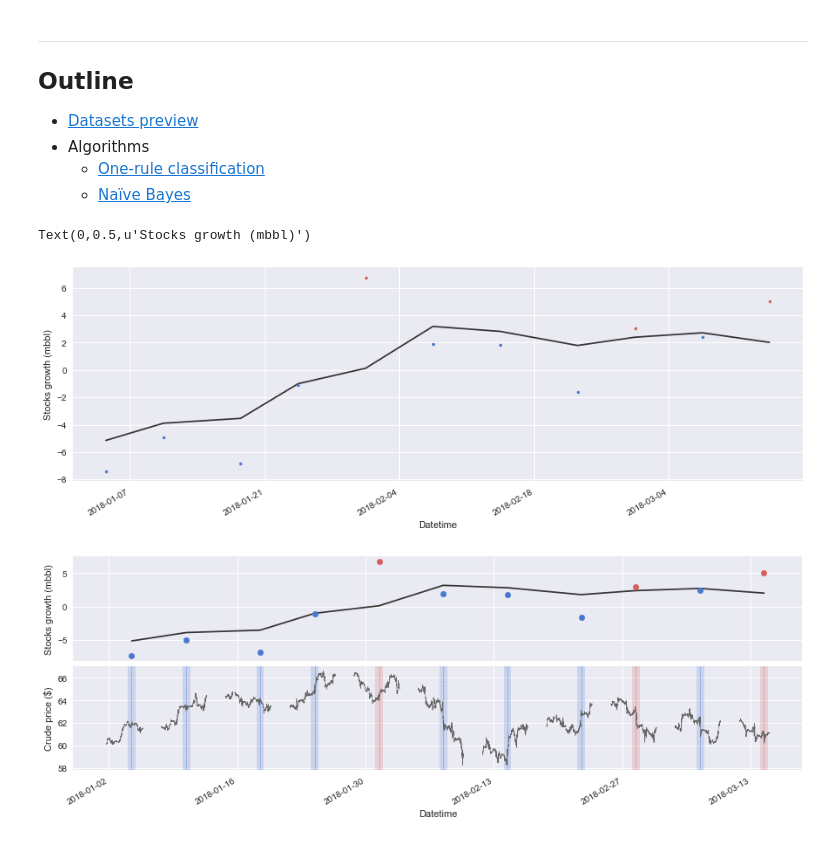
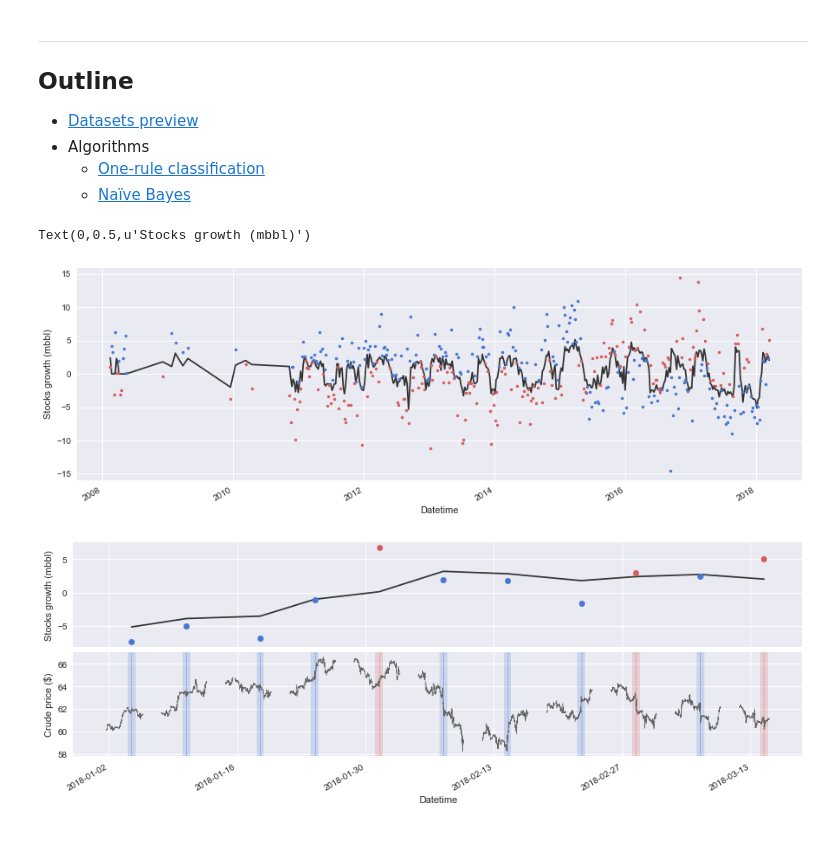
Before and after one commit to CBTrading/Experiments, a Jupyter notebook: ML-basics/intro-and-datasets.ipynb, the cells around one changed output. Cells and saved outputs as stored; diff of their text form; code cells hidden in the pictures.

```diff
--- a/ML-basics/intro-and-datasets.ipynb
+++ b/ML-basics/intro-and-datasets.ipynb
@@ -62,5 +62,5 @@ from pyCBT.providers.oanda import account
 from pyCBT.providers.oanda import historical
 from pyCBT.common.timezone import parse_tz, timedelta
 
-sns.set(style="darkgrid", palette="muted", color_codes=True)
+sns.set(context="notebook", style="darkgrid", palette="muted", color_codes=True)
 # %%
@@ -78,16 +88,16 @@ crude = wti_candles.as_dataframe()
 
 stocks = pd.read_csv("../data/raw/eia/investing_inventory_long.csv", index_col=0)
 # %%
-clean_stocks = stocks.dropna()
-clean_stocks.index = pd.to_datetime(clean_stocks.index)
-clean_stocks.Forecast.plot(kind="line", figsize=(15,5), color="0.2")
-clean_stocks.Actual.mask(~clean_stocks.Better.astype(bool)).plot(kind="line", figsize=(15,5), color="b", marker=".", lw=0)
-clean_stocks.Actual.mask(clean_stocks.Better.astype(bool)).plot(kind="line", figsize=(15,5), color="r", marker=".", lw=0)
+clean_long_stocks = stocks.dropna()
+clean_long_stocks.index = pd.to_datetime(clean_long_stocks.index)
 
+clean_long_stocks.Forecast.plot(kind="line", figsize=(15,5), color="0.2")
+clean_long_stocks.Actual.mask(~clean_long_stocks.Better.astype(bool)).plot(kind="line", figsize=(15,5), color="b", marker=".", lw=0)
+clean_long_stocks.Actual.mask(clean_long_stocks.Better.astype(bool)).plot(kind="line", figsize=(15,5), color="r", marker=".", lw=0)
 plt.ylabel(r"Stocks growth (mbbl)")
 # %% [output]
 Text(0,0.5,u'Stocks growth (mbbl)')
-[figure, old version]
+[figure, new version]
 # %%
 crude.index = pd.to_datetime(crude.index)
 crude = crude.resample("1T").asfreq()
```
Also changed, not shown: parts of 3 cells of this notebook.
